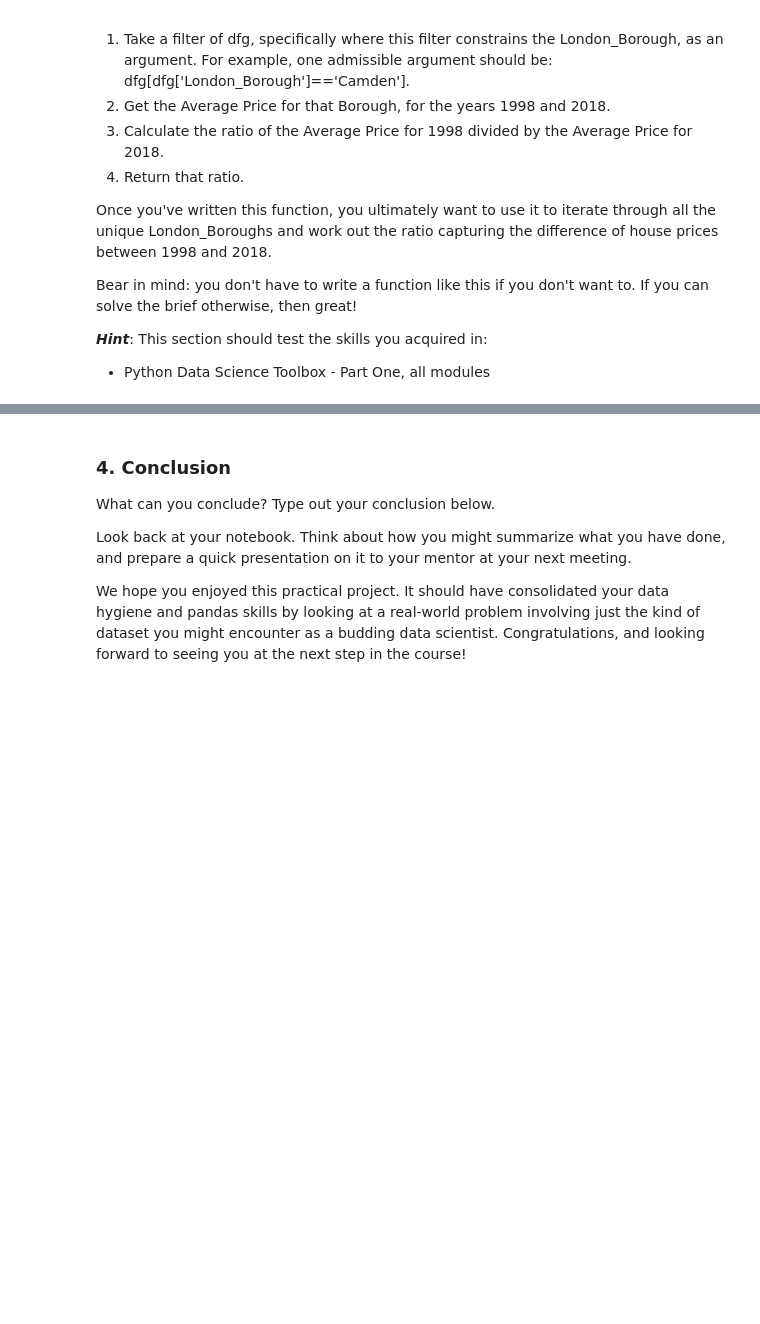
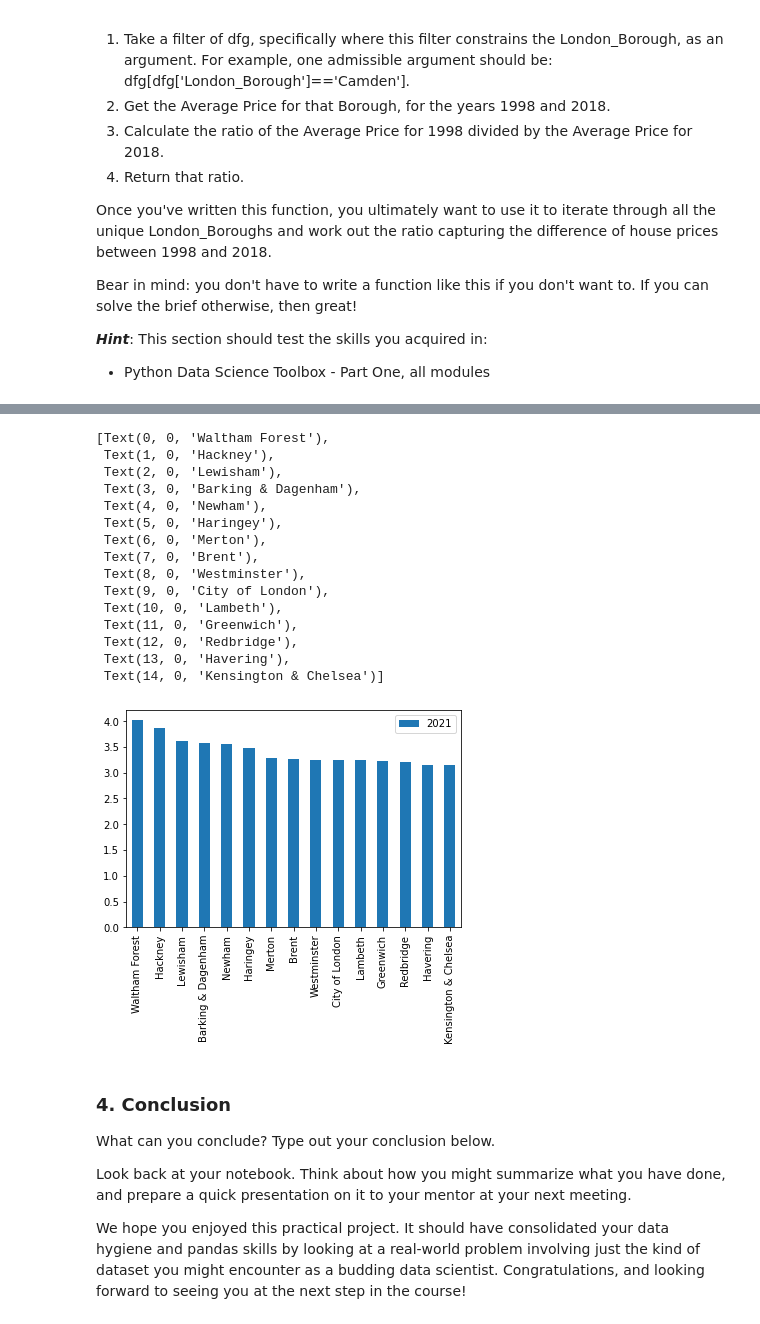
Before and after one commit to loknath332/springboard, a Jupyter notebook: Unit 4 Challenge - Tier 3.ipynb, the cells around one changed output, grey strips where cells are left out. Saved outputs shown, nothing was run; the diff lists cells and outputs as text; code cells hidden in the pictures; blank space fills up the shorter version.

```diff
--- a/Unit 4 Challenge - Tier 3.ipynb
+++ b/Unit 4 Challenge - Tier 3.ipynb
@@ -347,0 +525,4 @@ plt.show()
+# %%
+# Transpose and add index
+dfratio_T = dfratio.T
+dfratio_T.head()
@@ -347,0 +536,2 @@ plt.show()
+# %%
+dfratio = dfratio_T.reset_index()
@@ -347,0 +547,4 @@ plt.show()
+# %%
+#Rename columns
+dfratio.rename(columns={'index':'Borough', 0:'2021'}, inplace=True)
+dfratio.head()
@@ -347,0 +558,4 @@ plt.show()
+# %%
+# Arrange and select the top 15
+top15 = dfratio.sort_values(by='2021', ascending=False)[:15]
+print(top15)
@@ -348,3 +579,24 @@ plt.show()
+# %%
+# Plot Bar Graph
+ax = top15[['Borough', '2021']].plot(kind='bar')
+ax.set_xticklabels(top15.Borough)
+# %% [output]
+[Text(0, 0, 'Waltham Forest'),
+ Text(1, 0, 'Hackney'),
+ Text(2, 0, 'Lewisham'),
+ Text(3, 0, 'Barking & Dagenham'),
+ Text(4, 0, 'Newham'),
+ Text(5, 0, 'Haringey'),
+ Text(6, 0, 'Merton'),
+ Text(7, 0, 'Brent'),
+ Text(8, 0, 'Westminster'),
+ Text(9, 0, 'City of London'),
+ Text(10, 0, 'Lambeth'),
+ Text(11, 0, 'Greenwich'),
+ Text(12, 0, 'Redbridge'),
+ Text(13, 0, 'Havering'),
+ Text(14, 0, 'Kensington & Chelsea')]
+[figure, added]
 # %% [markdown]
 ### 4. Conclusion
 What can you conclude? Type out your conclusion below.
```
Also changed, not shown: parts of 54 cells of this notebook.
